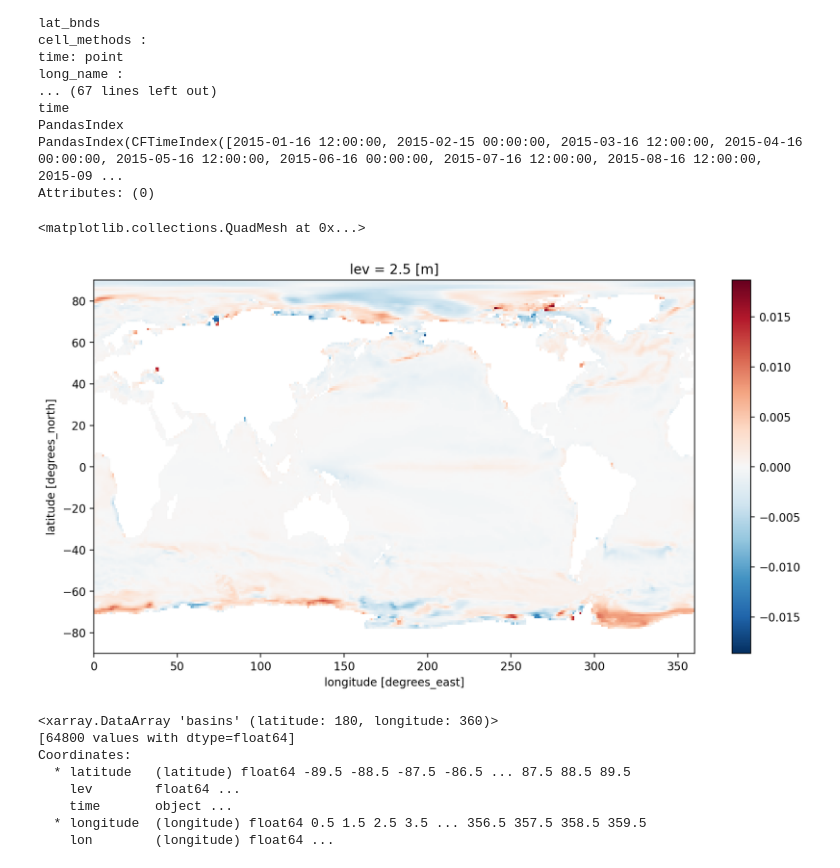
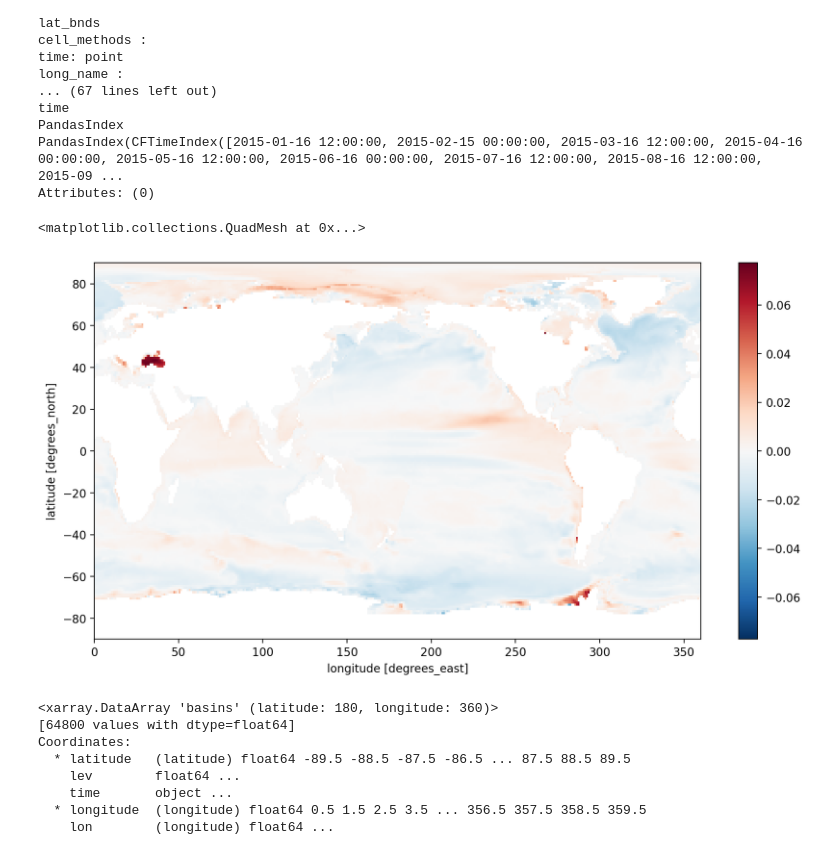
Before and after one commit to EES-3506-5506/Group4_Coomans, a Jupyter notebook: notebooks/File_practice.ipynb, the cells around one changed output. Cells and saved outputs as stored; diff of their text form; code cells hidden in the pictures.

```diff
--- a/notebooks/File_practice.ipynb
+++ b/notebooks/File_practice.ipynb
@@ -261,7 +261,7 @@ zd_585_02S= diff_O2sat_SSP585.mean(dim='lon').plot.contourf(
     cmap=cmocean.cm.balance, yincrease=False,  vmin=-0.015,vmax=0.015,  levels=30)
 plt.title('Zonal Average of Dissolved Oxygen Content at Saturation for SSP585')
 # %%
-AOU_SSP126=O2_SSP126-O2_sat_SSP126
-AOU_d126=(AOU_SSP126.sel(time=slice('2081-01-16','2100-12-16')).mean(dim='time'))-(
-    AOU_SSP126.sel(time=slice('2015-01-16','2025-12-16')).mean(dim='time'))
+AOU_SSP585=O2_SSP585-O2_sat_SSP585
+AOU_d585=(AOU_SSP585.sel(time=slice('2081-01-16','2100-12-16')).mean(dim='time'))-(
+    AOU_SSP585.sel(time=slice('2015-01-16','2025-12-16')).mean(dim='time'))
 # %%
@@ -293,10 +293,10 @@ PandasIndex
 PandasIndex(CFTimeIndex([2015-01-16 12:00:00, 2015-02-15 00:00:00, 2015-03-16 12:00:00, 2015-04-16 00:00:00, 2015-05-16 12:00:00, 2015-06-16 00:00:00, 2015-07-16 12:00:00, 2015-08-16 12:00:00, 2015-09 ...
 Attributes: (0)
 # %%
-AOU_d126.isel(lev=0).plot()
+AOU_d585.mean(dim='lev').plot()
 # %% [output]
 <matplotlib.collections.QuadMesh at 0x...>
-[figure, old version]
+[figure, new version]
 # %%
 import xarray as xr
 import matplotlib.pyplot as plt
```
Also changed, not shown: parts of 14 cells of this notebook.
